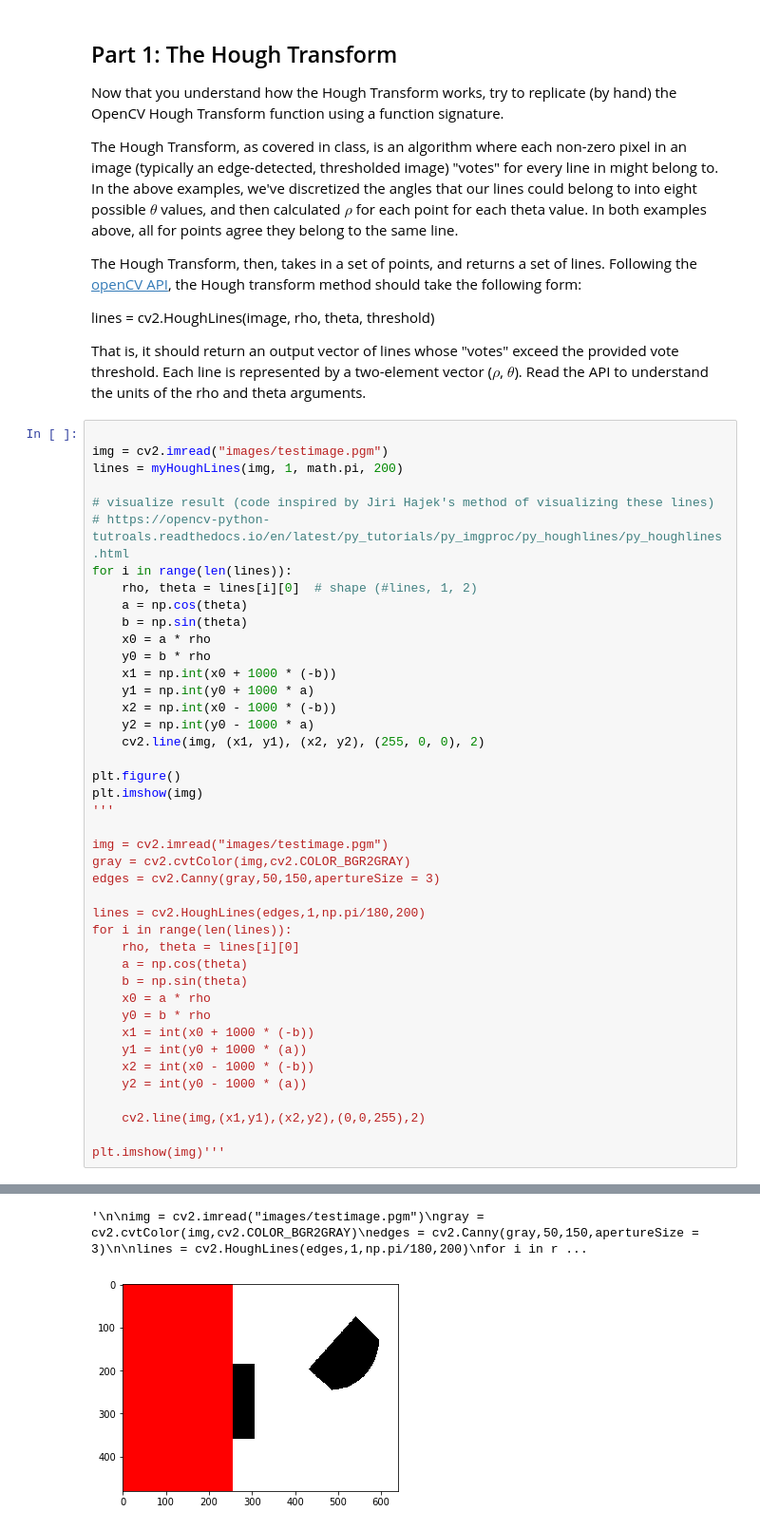
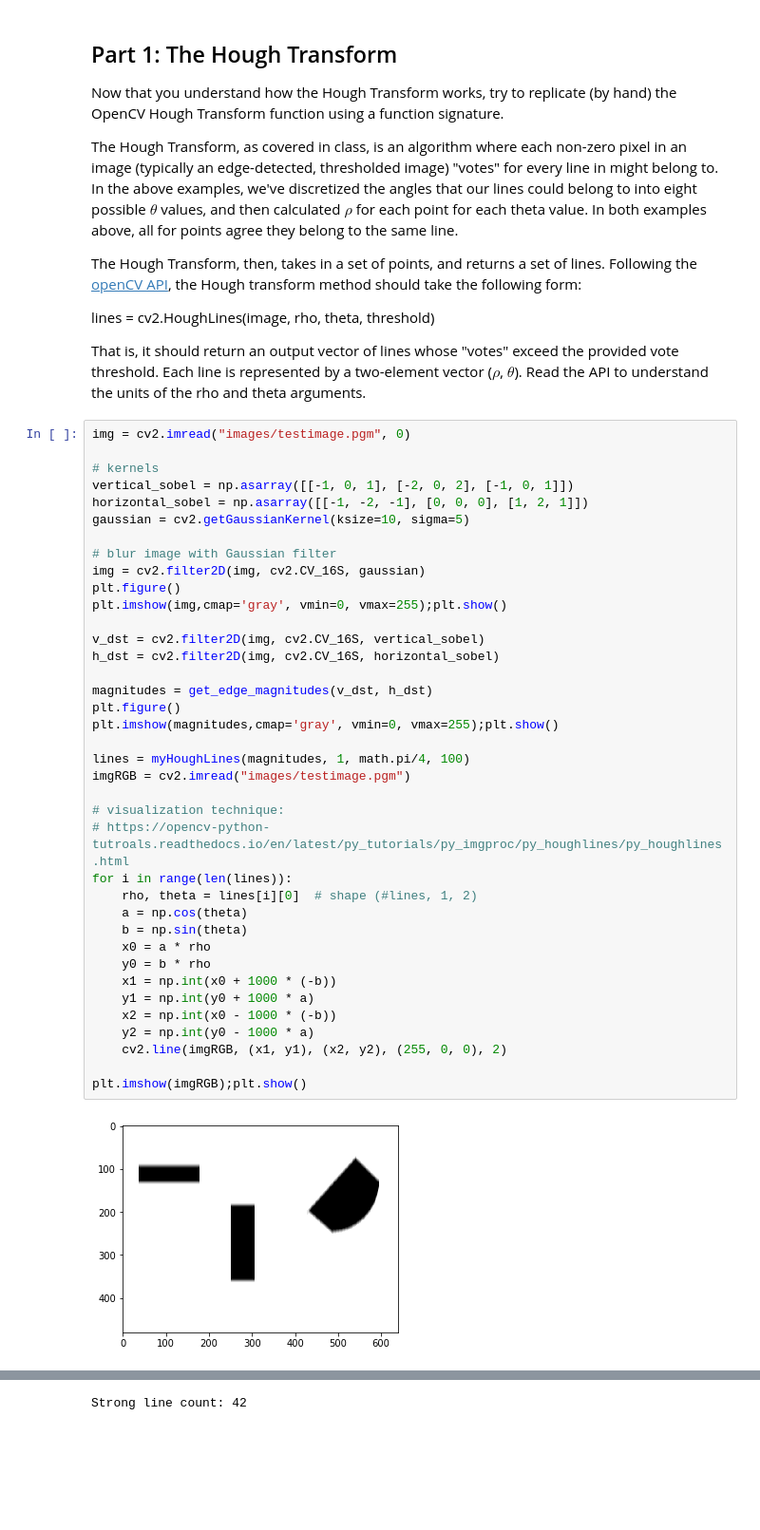
Before and after one commit to chododom/Computer-Vision, a Jupyter notebook: project3/Project3A.ipynb, the cells around one changed output, grey strips where cells are left out. Shown: that part at 95% size. Drawn from its saved outputs; the diff is of its cells as text; blank space fills up the shorter version.

Commit message:
Hough transform works, non-max suppression edited and seems to work, but needs verification

```diff
--- a/project3/Project3A.ipynb
+++ b/project3/Project3A.ipynb
@@ -183,45 +178,42 @@ lines = cv2.HoughLines(image, rho, theta, threshold)
 
 That is, it should return an output vector of lines whose "votes" exceed the provided vote threshold.  Each line is represented by a two-element vector ($\rho$, $\theta$). Read the API to understand the units of the rho and theta arguments.
 # %%
+img = cv2.imread("images/testimage.pgm", 0)
 
-img = cv2.imread("images/testimage.pgm")
-lines = myHoughLines(img, 1, math.pi, 200)
+# kernels
+vertical_sobel = np.asarray([[-1, 0, 1], [-2, 0, 2], [-1, 0, 1]])
+horizontal_sobel = np.asarray([[-1, -2, -1], [0, 0, 0], [1, 2, 1]])
+gaussian = cv2.getGaussianKernel(ksize=10, sigma=5)
 
-# visualize result (code inspired by Jiri Hajek's method of visualizing these lines)
+# blur image with Gaussian filter
+img = cv2.filter2D(img, cv2.CV_16S, gaussian)
+plt.figure()
+plt.imshow(img,cmap='gray', vmin=0, vmax=255);plt.show()
+
+v_dst = cv2.filter2D(img, cv2.CV_16S, vertical_sobel)
+h_dst = cv2.filter2D(img, cv2.CV_16S, horizontal_sobel)
+
+magnitudes = get_edge_magnitudes(v_dst, h_dst)
+plt.figure()
+plt.imshow(magnitudes,cmap='gray', vmin=0, vmax=255);plt.show()
+
+lines = myHoughLines(magnitudes, 1, math.pi/4, 100)
+imgRGB = cv2.imread("images/testimage.pgm")
+
+# visualization technique:
 # https://opencv-python-tutroals.readthedocs.io/en/latest/py_tutorials/py_imgproc/py_houghlines/py_houghlines.html
 for i in range(len(lines)):
     rho, theta = lines[i][0]  # shape (#lines, 1, 2)
     a = np.cos(theta)
     b = np.sin(theta)
     x0 = a * rho
     y0 = b * rho
     x1 = np.int(x0 + 1000 * (-b))
     y1 = np.int(y0 + 1000 * a)
     x2 = np.int(x0 - 1000 * (-b))
     y2 = np.int(y0 - 1000 * a)
-    cv2.line(img, (x1, y1), (x2, y2), (255, 0, 0), 2)
+    cv2.line(imgRGB, (x1, y1), (x2, y2), (255, 0, 0), 2)
 
-plt.figure()
-plt.imshow(img)
-'''
-
-img = cv2.imread("images/testimage.pgm")
-gray = cv2.cvtColor(img,cv2.COLOR_BGR2GRAY)
-edges = cv2.Canny(gray,50,150,apertureSize = 3)
-
-lines = cv2.HoughLines(edges,1,np.pi/180,200)
-for i in range(len(lines)):
-    rho, theta = lines[i][0]
-    a = np.cos(theta)
-    b = np.sin(theta)
-    x0 = a * rho
-    y0 = b * rho
-    x1 = int(x0 + 1000 * (-b))
-    y1 = int(y0 + 1000 * (a))
-    x2 = int(x0 - 1000 * (-b))
-    y2 = int(y0 - 1000 * (a))
-
-    cv2.line(img,(x1,y1),(x2,y2),(0,0,255),2)
-
-plt.imshow(img)'''
+plt.imshow(imgRGB);plt.show()
 # %% [output]
+[figure, new version]
@@ -228,2 +221 @@ plt.imshow(img)'''
-'\n\nimg = cv2.imread("images/testimage.pgm")\ngray = cv2.cvtColor(img,cv2.COLOR_BGR2GRAY)\nedges = cv2.Canny(gray,50,150,apertureSize = 3)\n\nlines = cv2.HoughLines(edges,1,np.pi/180,200)\nfor i in r ...
+Strong line count: 42
-[figure, old version]
```
Also changed, not shown: parts of 3 cells of this notebook, 2 other files.
